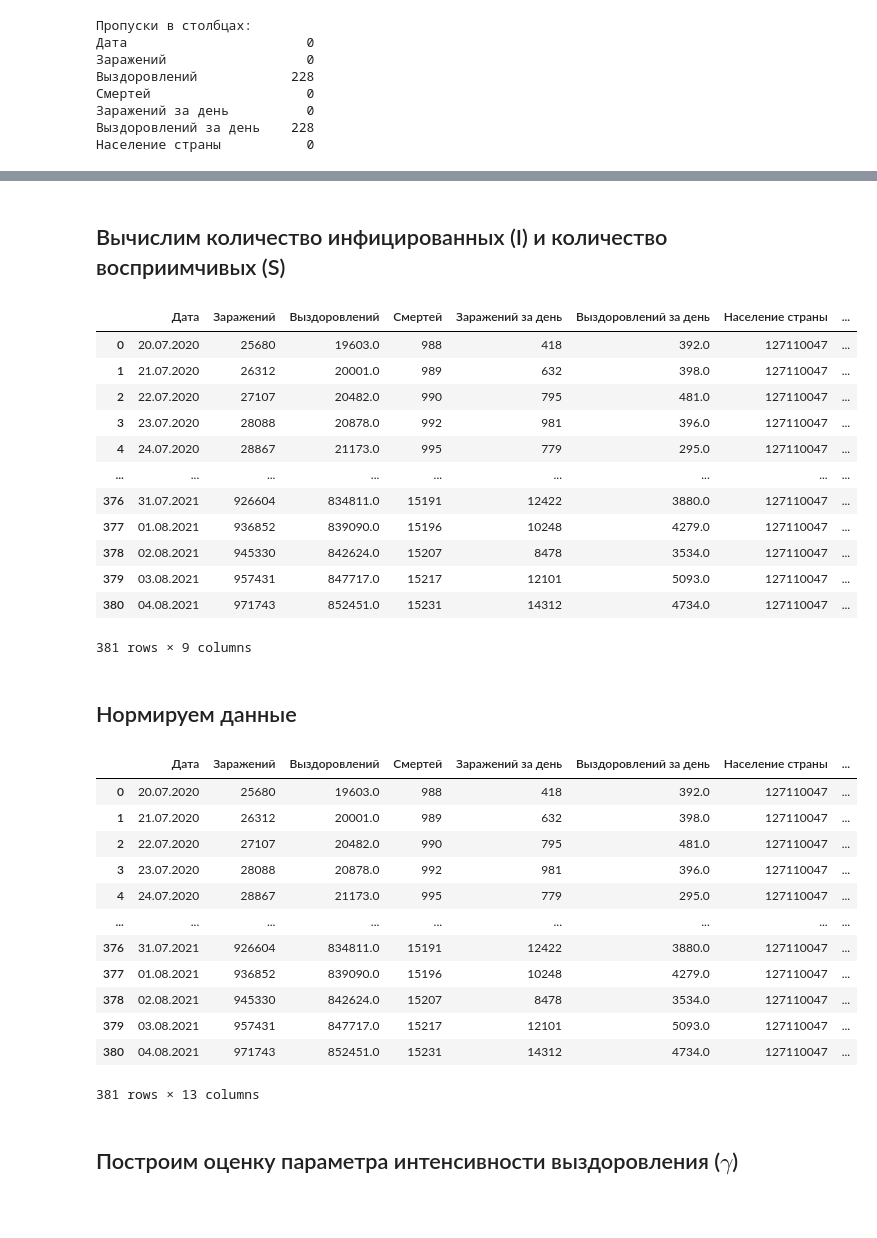
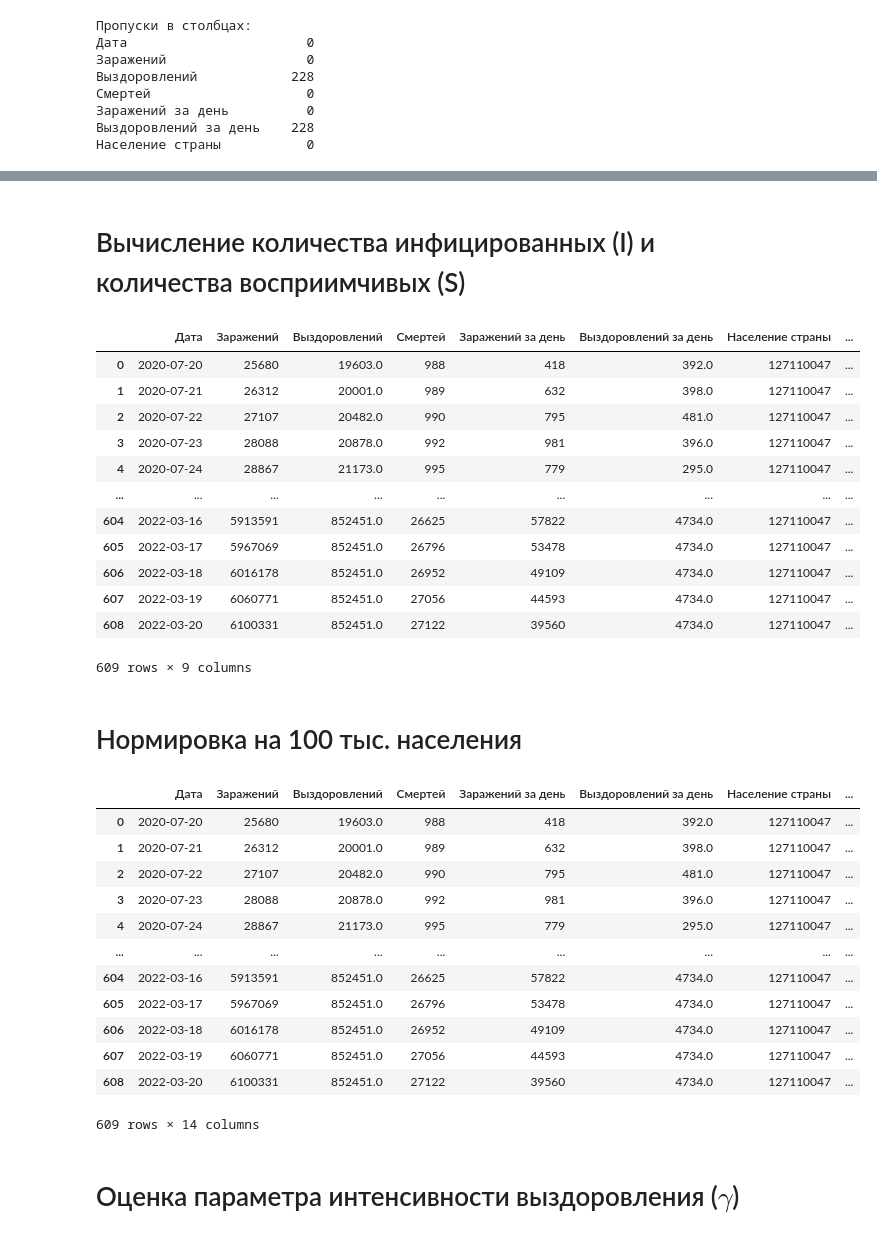
Before and after one commit to AntoninaRemizova/Minor, a Jupyter notebook: Ремизова_ДЗ_1.ipynb, the cells around one changed output, grey strips where cells are left out. Cells and saved outputs as stored; diff of their text form; code cells hidden in the pictures; blank space fills up the shorter version.

```diff
--- a/Ремизова_ДЗ_1.ipynb
+++ b/Ремизова_ДЗ_1.ipynb
@@ -54,0 +14,5 @@ df
+# %%
+url = "https://raw.githubusercontent.com/AntoninaRemizova/Minor/main/Japan.xlsx"
+df = pd.read_excel(url)
+df['Дата'] = pd.to_datetime(df['Дата'], dayfirst=True, format='%d.%m.%Y')
+df
@@ -54,0 +35,4 @@ df
+# %%
+cols_to_drop = ['Страна', 'Смертей за день', 'Тестов', 'Тестов за день']
+df = df.drop(columns=cols_to_drop)
+df
@@ -90,3 +87,0 @@ rows_with_nan
-# %%
-df = df.dropna().copy()
-df
@@ -106,0 +90,4 @@ df
+# %%
+df['Выздоровлений за день'] = df['Выздоровлений за день'].interpolate().fillna(0)
+df['Выздоровлений'] = df['Выздоровлений'].interpolate().fillna(0)
+df
@@ -107,48 +108,50 @@ df
 # %% [markdown]
-## Вычислим количество инфицированных (I) и количество восприимчивых (S)
+# Вычисление количества инфицированных (I) и количества восприимчивых (S)
 # %%
 df['I'] = df['Заражений'] - df['Выздоровлений'] - df['Смертей']
 df['S'] = df['Население страны'] - df['Заражений']
 df
 # %% [output]
 |  | Дата | Заражений | Выздоровлений | Смертей | Заражений за день | Выздоровлений за день | Население страны | ... |
-| 0 | 20.07.2020 | 25680 | 19603.0 | 988 | 418 | 392.0 | 127110047 | ... |
-| 1 | 21.07.2020 | 26312 | 20001.0 | 989 | 632 | 398.0 | 127110047 | ... |
-| 2 | 22.07.2020 | 27107 | 20482.0 | 990 | 795 | 481.0 | 127110047 | ... |
-| 3 | 23.07.2020 | 28088 | 20878.0 | 992 | 981 | 396.0 | 127110047 | ... |
-| 4 | 24.07.2020 | 28867 | 21173.0 | 995 | 779 | 295.0 | 127110047 | ... |
+| 0 | 2020-07-20 | 25680 | 19603.0 | 988 | 418 | 392.0 | 127110047 | ... |
+| 1 | 2020-07-21 | 26312 | 20001.0 | 989 | 632 | 398.0 | 127110047 | ... |
+| 2 | 2020-07-22 | 27107 | 20482.0 | 990 | 795 | 481.0 | 127110047 | ... |
+| 3 | 2020-07-23 | 28088 | 20878.0 | 992 | 981 | 396.0 | 127110047 | ... |
+| 4 | 2020-07-24 | 28867 | 21173.0 | 995 | 779 | 295.0 | 127110047 | ... |
 | ... | ... | ... | ... | ... | ... | ... | ... | ... |
-| 376 | 31.07.2021 | 926604 | 834811.0 | 15191 | 12422 | 3880.0 | 127110047 | ... |
-| 377 | 01.08.2021 | 936852 | 839090.0 | 15196 | 10248 | 4279.0 | 127110047 | ... |
-| 378 | 02.08.2021 | 945330 | 842624.0 | 15207 | 8478 | 3534.0 | 127110047 | ... |
-| 379 | 03.08.2021 | 957431 | 847717.0 | 15217 | 12101 | 5093.0 | 127110047 | ... |
-| 380 | 04.08.2021 | 971743 | 852451.0 | 15231 | 14312 | 4734.0 | 127110047 | ... |
+| 604 | 2022-03-16 | 5913591 | 852451.0 | 26625 | 57822 | 4734.0 | 127110047 | ... |
+| 605 | 2022-03-17 | 5967069 | 852451.0 | 26796 | 53478 | 4734.0 | 127110047 | ... |
+| 606 | 2022-03-18 | 6016178 | 852451.0 | 26952 | 49109 | 4734.0 | 127110047 | ... |
+| 607 | 2022-03-19 | 6060771 | 852451.0 | 27056 | 44593 | 4734.0 | 127110047 | ... |
+| 608 | 2022-03-20 | 6100331 | 852451.0 | 27122 | 39560 | 4734.0 | 127110047 | ... |
-381 rows × 9 columns
+609 rows × 9 columns
-# %% [markdown]
-## Нормируем данные
+# %% [markdown]
+# Нормировка на 100 тыс. населения
 # %%
 N = df['Население страны'].iloc[0]
 coef_norm = 100000
 df['I_norm'] = df['I'] * coef_norm / N
 df['S_norm'] = df['S'] * coef_norm / N
-df['R_norm'] = df['Выздоровлений'] * coef_norm / N
+df['R_norm'] = (df['Выздоровлений'] + df['Смертей']) * coef_norm / N
+df['Заражений_за_день_norm'] = df['Заражений за день'] * coef_norm / N
+df['Выздоровлений_за_день_norm'] = df['Выздоровлений за день'] * coef_norm / N
 df
 # %% [output]
 |  | Дата | Заражений | Выздоровлений | Смертей | Заражений за день | Выздоровлений за день | Население страны | ... |
-| 0 | 20.07.2020 | 25680 | 19603.0 | 988 | 418 | 392.0 | 127110047 | ... |
-| 1 | 21.07.2020 | 26312 | 20001.0 | 989 | 632 | 398.0 | 127110047 | ... |
-| 2 | 22.07.2020 | 27107 | 20482.0 | 990 | 795 | 481.0 | 127110047 | ... |
-| 3 | 23.07.2020 | 28088 | 20878.0 | 992 | 981 | 396.0 | 127110047 | ... |
-| 4 | 24.07.2020 | 28867 | 21173.0 | 995 | 779 | 295.0 | 127110047 | ... |
+| 0 | 2020-07-20 | 25680 | 19603.0 | 988 | 418 | 392.0 | 127110047 | ... |
+| 1 | 2020-07-21 | 26312 | 20001.0 | 989 | 632 | 398.0 | 127110047 | ... |
+| 2 | 2020-07-22 | 27107 | 20482.0 | 990 | 795 | 481.0 | 127110047 | ... |
+| 3 | 2020-07-23 | 28088 | 20878.0 | 992 | 981 | 396.0 | 127110047 | ... |
+| 4 | 2020-07-24 | 28867 | 21173.0 | 995 | 779 | 295.0 | 127110047 | ... |
 | ... | ... | ... | ... | ... | ... | ... | ... | ... |
-| 376 | 31.07.2021 | 926604 | 834811.0 | 15191 | 12422 | 3880.0 | 127110047 | ... |
-| 377 | 01.08.2021 | 936852 | 839090.0 | 15196 | 10248 | 4279.0 | 127110047 | ... |
-| 378 | 02.08.2021 | 945330 | 842624.0 | 15207 | 8478 | 3534.0 | 127110047 | ... |
-| 379 | 03.08.2021 | 957431 | 847717.0 | 15217 | 12101 | 5093.0 | 127110047 | ... |
-| 380 | 04.08.2021 | 971743 | 852451.0 | 15231 | 14312 | 4734.0 | 127110047 | ... |
+| 604 | 2022-03-16 | 5913591 | 852451.0 | 26625 | 57822 | 4734.0 | 127110047 | ... |
+| 605 | 2022-03-17 | 5967069 | 852451.0 | 26796 | 53478 | 4734.0 | 127110047 | ... |
+| 606 | 2022-03-18 | 6016178 | 852451.0 | 26952 | 49109 | 4734.0 | 127110047 | ... |
+| 607 | 2022-03-19 | 6060771 | 852451.0 | 27056 | 44593 | 4734.0 | 127110047 | ... |
+| 608 | 2022-03-20 | 6100331 | 852451.0 | 27122 | 39560 | 4734.0 | 127110047 | ... |
-381 rows × 13 columns
+609 rows × 14 columns
 # %% [markdown]
-## Построим оценку параметра интенсивности выздоровления ($\gamma$)
+# Оценка параметра интенсивности выздоровления ($\gamma$)
 # %%
 gamma = sum(df['Выздоровлений за день'] * df['I']) / sum(df['I']**2)
 print(f"Оценка параметра γ: {gamma:.6f}")
```
Also changed, not shown: parts of 34 cells of this notebook.
